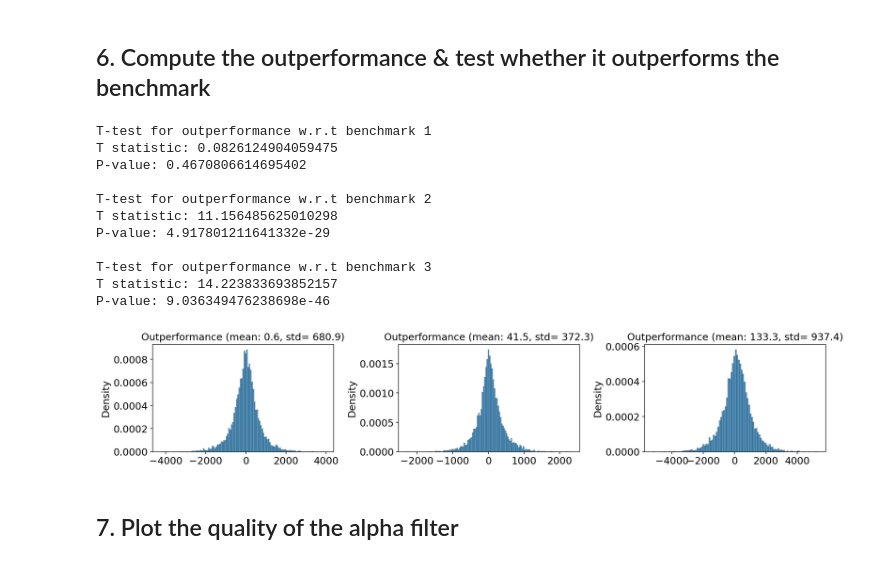
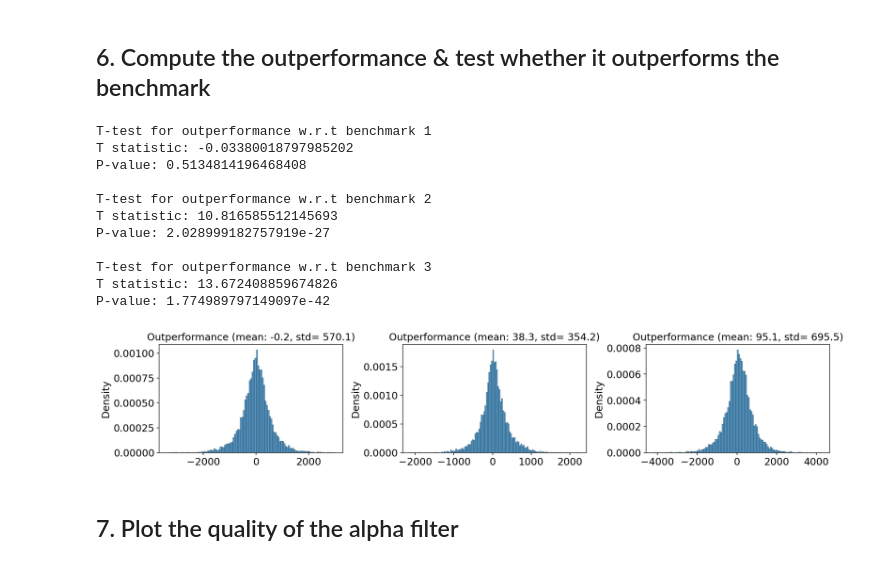
Before and after one commit to muhammadalifaqsha/broker_informed_noise_filtering_game, a Jupyter notebook: Notebook.ipynb, the cells around one changed output. Cells and saved outputs as stored; diff of their text form; code cells hidden in the pictures.

```diff
--- a/Notebook.ipynb
+++ b/Notebook.ipynb
@@ -387,38 +399,39 @@ plt.show()
 # %%
 fig, ax = plt.subplots(1, 3, figsize=(15,3))
 t = env.timesteps
 
 benchmarks = dict.fromkeys([f'benchmark {i+1}' for i in range(3)])
 outperform = dict.fromkeys([f'benchmark {i+1}' for i in range(3)])
 
 for i, bench in enumerate(benchmarks.keys()):
     benchmarks[bench] = simulations.simulation(env, inf_trader, uninf_trader, broker,
                                                W, alpha, nu_U,
                                                strategy = bench, mispecify = mispecify, mispecify_scale = 1, nsims = nsims)
-    outperform[bench] = 1e06*((model.Portfolio_B - benchmarks[bench].Portfolio_B)/model.total_value_traded).reshape((-1,))
+    outperform[bench] = 1e06*((model.Portfolio_B - benchmarks[bench].Portfolio_B)/benchmarks[bench].total_value_traded).reshape((-1,))
     sns.histplot(outperform[bench], stat='density', ax=ax[i])
     ax[i].set_title(f'Outperformance (mean: {outperform[bench].mean():.1f}, std= {outperform[bench].std():.1f})')
 
     t_stat, p_value = stats.ttest_1samp(outperform[bench], 0, alternative='greater')
     print(f"T-test for outperformance w.r.t benchmark {i+1}")
     print("T statistic:", t_stat)
     print("P-value:", p_value, "\n")
 
 plt.tight_layout()
+plt.savefig(f'figures/outperform {file_name}.pdf',format='pdf',bbox_inches='tight')
 plt.show()
 # %% [output]
 T-test for outperformance w.r.t benchmark 1
-T statistic: 0.0826124904059475
-P-value: 0.4670806614695402
+T statistic: -0.03380018797985202
+P-value: 0.5134814196468408
 
 T-test for outperformance w.r.t benchmark 2
-T statistic: 11.156485625010298
-P-value: 4.917801211641332e-29
+T statistic: 10.816585512145693
+P-value: 2.028999182757919e-27
 
 T-test for outperformance w.r.t benchmark 3
-T statistic: 14.223833693852157
-P-value: 9.036349476238698e-46
+T statistic: 13.672408859674826
+P-value: 1.774989797149097e-42
-[figure, old version]
+[figure, new version]
 # %% [markdown]
 ## 7. Plot the quality of the alpha filter
 # %%
```
Also changed, not shown: parts of 5 cells of this notebook, 25 other files.
